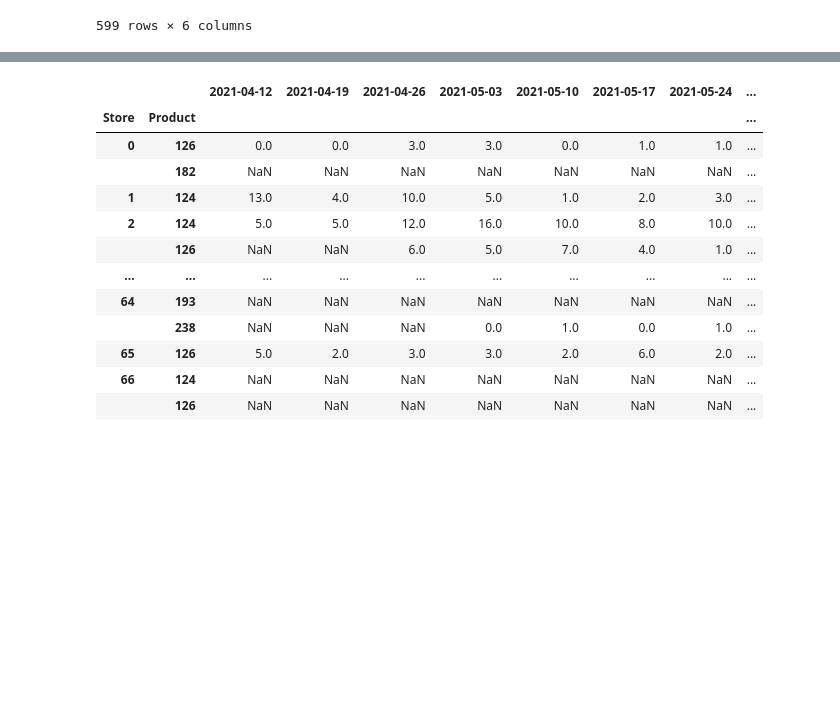
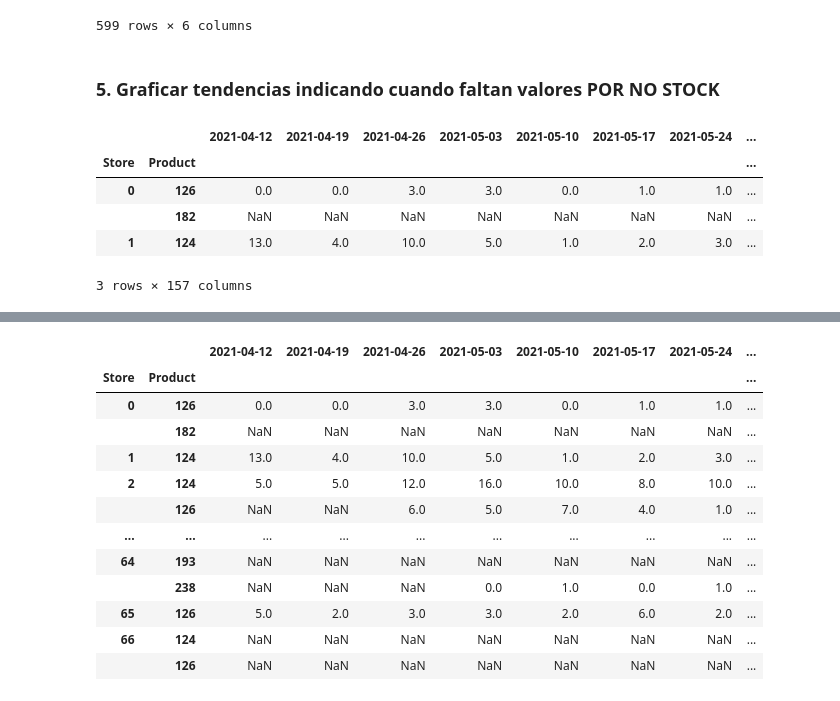
Before and after one commit to joseortegalabra/vn2_challenge, a Jupyter notebook: notebooks/2_discovery.ipynb, the cells around one changed output, grey strips where cells are left out. Cells and saved outputs as stored; diff of their text form; code cells hidden in the pictures; blank space fills up the shorter version.

```diff
--- a/notebooks/2_discovery.ipynb
+++ b/notebooks/2_discovery.ipynb
@@ -317,3 +335,15 @@ summary.sort_values("total_sales", ascending=False)
 | 490 | 232 | 61 | 58.0 | 0.0 | 5.0 | 0.369427 |
 | 488 | 230 | 61 | 50.0 | 0.0 | 3.0 | 0.318471 |
 599 rows × 6 columns
+# %% [markdown]
+### 5. Graficar tendencias indicando cuando faltan valores POR NO STOCK
+# %%
+# plot estructura del dataframe a graficar
+data_sales.head(3)
+# %% [output]
+|  |  | 2021-04-12 | 2021-04-19 | 2021-04-26 | 2021-05-03 | 2021-05-10 | 2021-05-17 | 2021-05-24 | ... |
+| Store | Product |  |  |  |  |  |  |  | ... |
+| 0 | 126 | 0.0 | 0.0 | 3.0 | 3.0 | 0.0 | 1.0 | 1.0 | ... |
+|  | 182 | NaN | NaN | NaN | NaN | NaN | NaN | NaN | ... |
+| 1 | 124 | 13.0 | 4.0 | 10.0 | 5.0 | 1.0 | 2.0 | 3.0 | ... |
+3 rows × 157 columns
```
Also changed, not shown: parts of 9 cells of this notebook, 11 other files.
